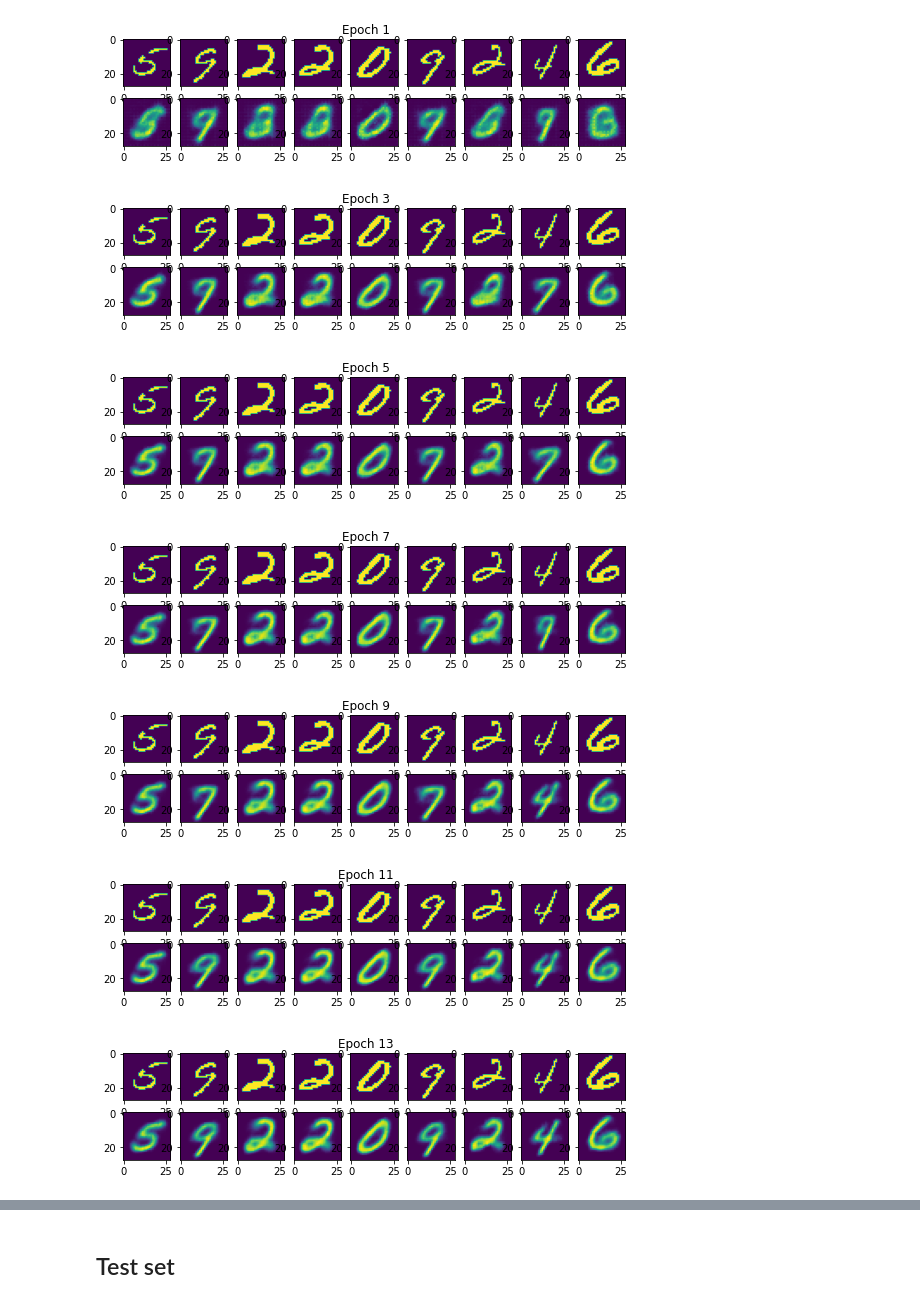
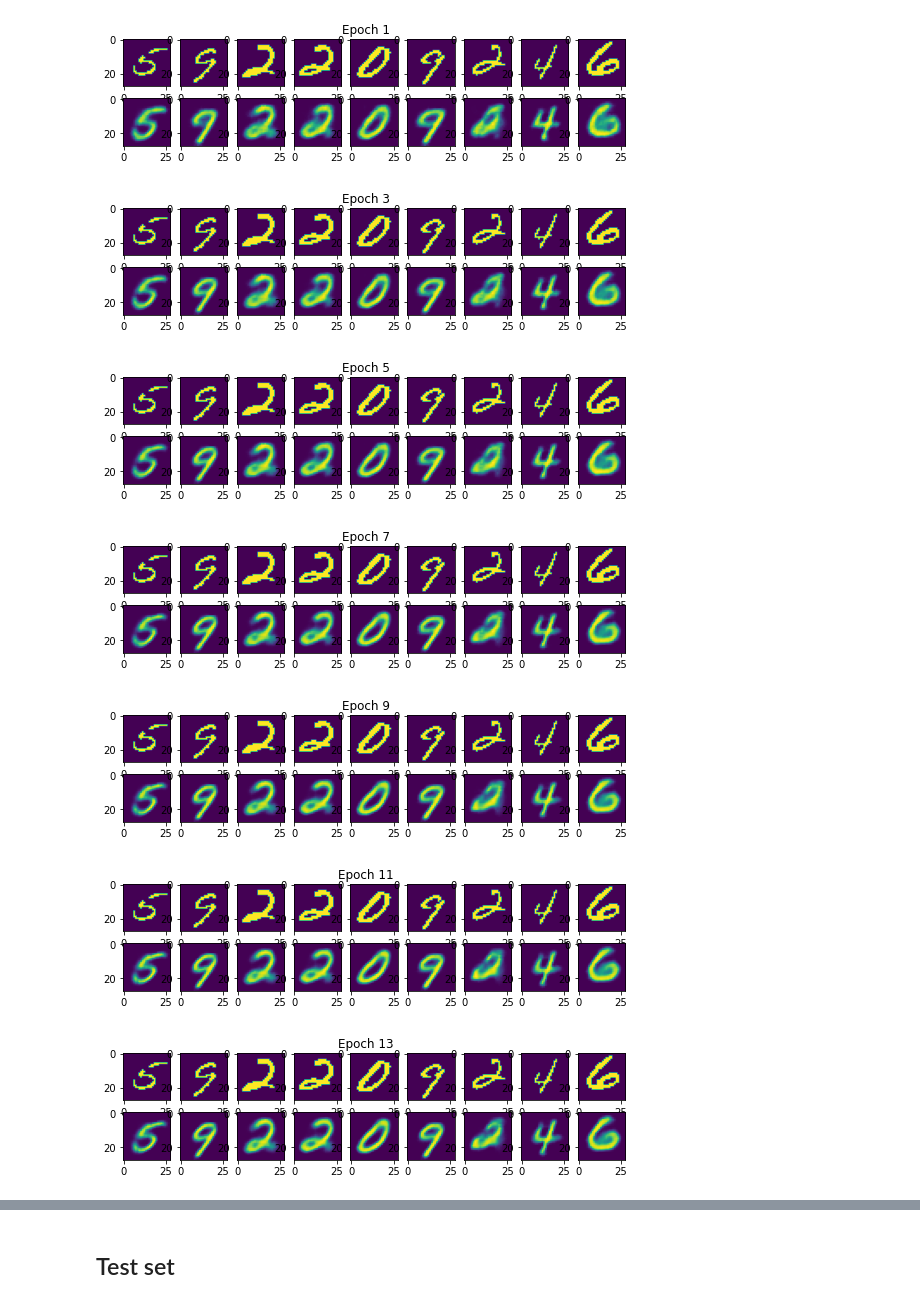
Before and after one commit to KatjaSi/deep_generative_models, a Jupyter notebook: demo.ipynb, the cells around one changed output, grey strips where cells are left out. Cells and saved outputs as stored; diff of their text form; code cells hidden in the pictures.

```diff
--- a/demo.ipynb
+++ b/demo.ipynb
@@ -16,7 +16,7 @@ warnings.filterwarnings('ignore', category=Warning)
 # %%
 gen = StackedMNISTData(mode=DataMode.MONO_BINARY_COMPLETE, default_batch_size=10)
 # %%
-model = Autoencoder_cnn(n_channels=1, criterion=nn.BCELoss(),latent_dim=2) #16
+model = Autoencoder_cnn(n_channels=1, criterion=nn.BCELoss(),latent_dim=4)
 # %%
-model.fit(gen, epochs=40, visualize=True)
+model.fit(gen, epochs=20, visualize=True)
 # %% [output]
@@ -40,7 +43,7 @@ Epoch:40, Loss:0.1394
-[figure, old version]
+[figure, new version]
-[figure, old version]
+[figure, new version]
-[figure, old version]
+[figure, new version]
-[figure, old version]
+[figure, new version]
-[figure, old version]
+[figure, new version]
-[figure, old version]
+[figure, new version]
-[figure, old version]
+[figure, new version]
```
Also changed, not shown: parts of 42 cells of this notebook, 9 other files.
